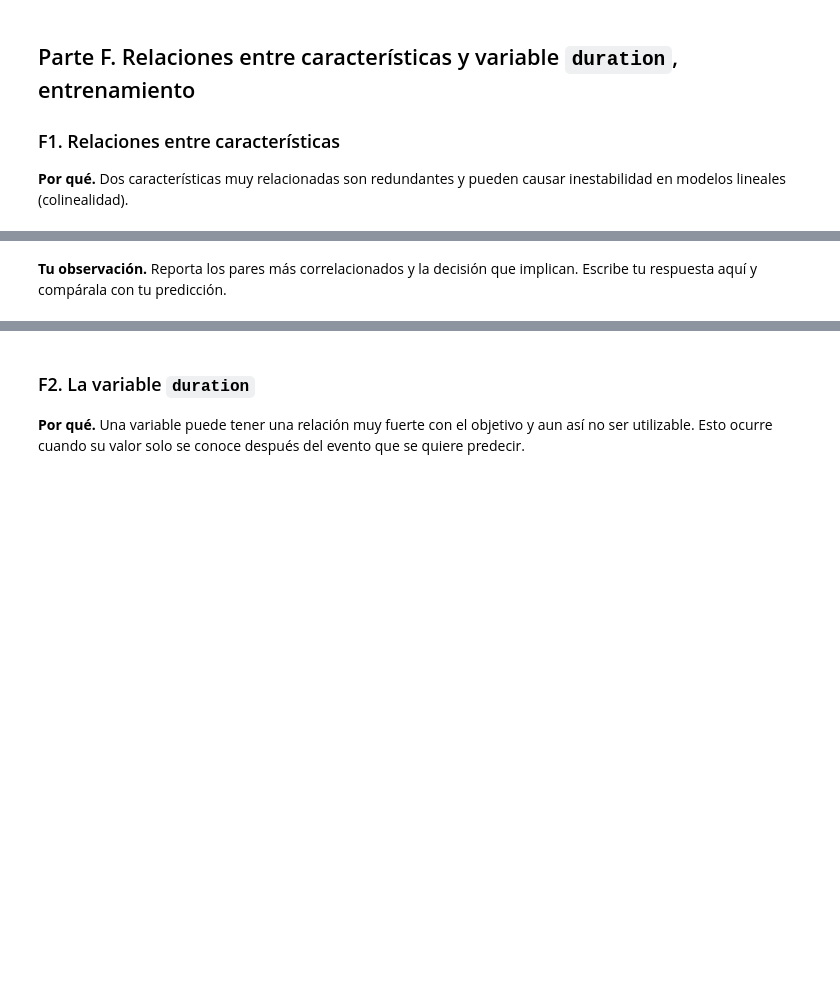
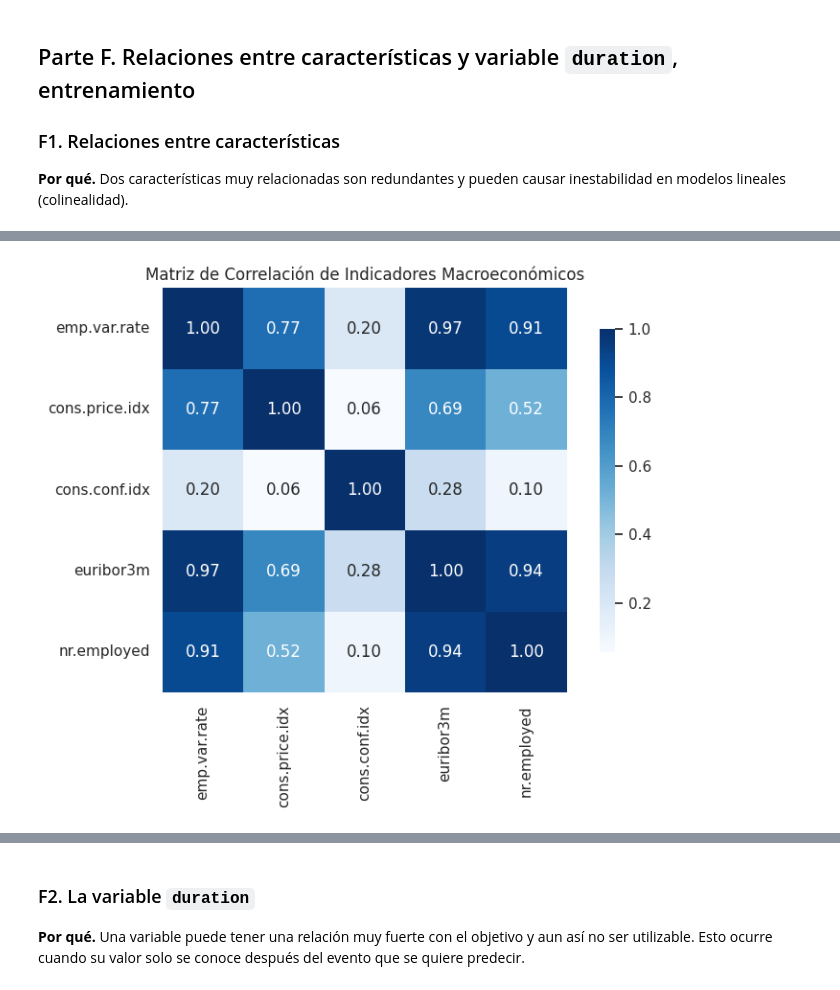
Before and after one commit to JuCaRiCo/202602-AnaliticaDescriptivaPredictiva, a Jupyter notebook: Rivera_JuanCarlos_EDA_predictivo.ipynb, the cells around one changed output, grey strips where cells are left out. Saved outputs shown, nothing was run; the diff lists cells and outputs as text; code cells hidden in the pictures; blank space fills up the shorter version.

```diff
--- a/Rivera_JuanCarlos_EDA_predictivo.ipynb
+++ b/Rivera_JuanCarlos_EDA_predictivo.ipynb
@@ -659,5 +889,24 @@ cons.price.idx            91.70            95.37             0          0.00
 # %%
 # F1. Escribe el código que muestre un mapa de calor con la matriz de correlación de las variables de la lista macro,
 # calculada con ent, con los valores anotados en cada celda.
+
+# 1. Matriz de correlación de las variables macroeconómicas
+matriz_corr_macro = ent[macro].corr()
+
+# 2. Mapa de calor (heatmap) con anotaciones
+plt.figure(figsize=(8, 6))
+
+sns.heatmap(
+    matriz_corr_macro,
+    annot=True,
+    fmt=".2f",
+    cmap="Blues",
+    square=True,
+    cbar_kws={"shrink": 0.8}
+)
+
+plt.title("Matriz de Correlación de Indicadores Macroeconómicos", fontsize=12)
+plt.tight_layout()
+plt.show()
+# %% [output]
+[figure, added]
-# %% [markdown]
-**Tu observación.** Reporta los pares más correlacionados y la decisión que implican. Escribe tu respuesta aquí y compárala con tu predicción.
```
Also changed, not shown: parts of 32 cells of this notebook.
